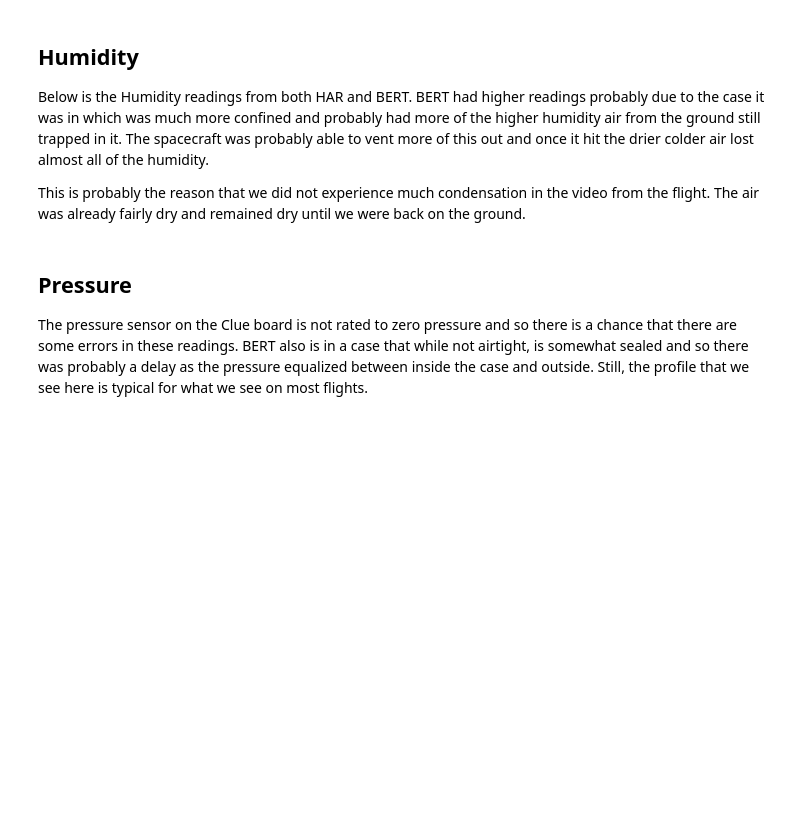
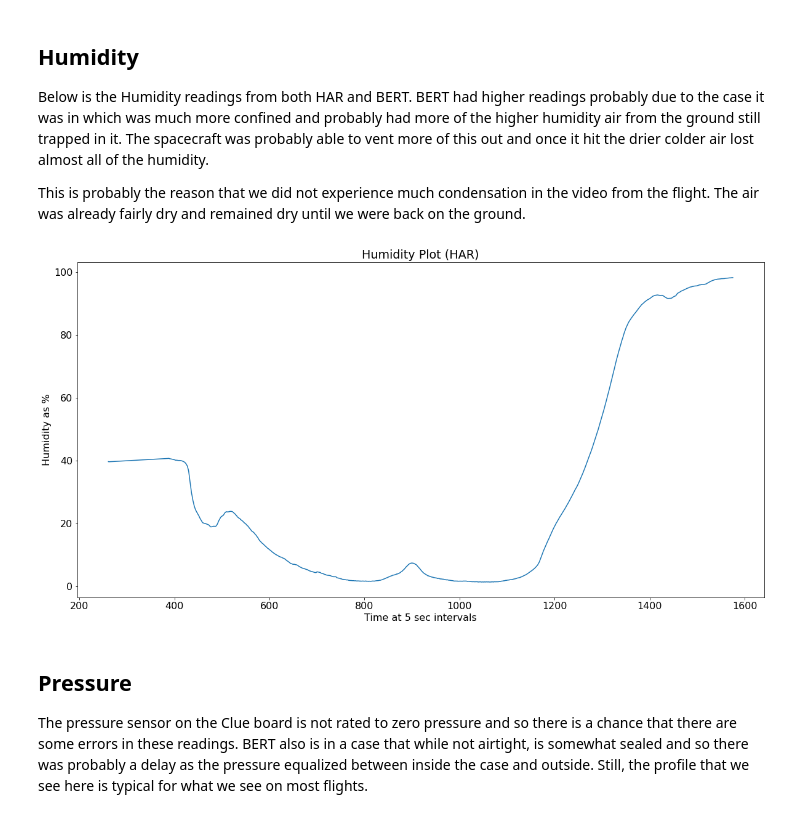
Before and after one commit to M2I-HABET/Mission-159, a Jupyter notebook: L-159-B/Parse_HABET_FDR_Data.ipynb, the cells around one changed output. Drawn from its saved outputs; the diff is of its cells as text; code cells hidden in the pictures; blank space fills up the shorter version.

```diff
--- a/L-159-B/Parse_HABET_FDR_Data.ipynb
+++ b/L-159-B/Parse_HABET_FDR_Data.ipynb
@@ -313,8 +322,10 @@ Below is the Humidity readings from both HAR and BERT. BERT had higher readings
 
 This is probably the reason that we did not experience much condensation in the video from the flight. The air was already fairly dry and remained dry until we were back on the ground.
 # %%
-har_df.Humidity.plot(title="Humidity Plot (HAR)",ylabel="Humidity as %",xlabel="Time at 5 sec intervals",figsize=(20, 10));
+har_humidity_short.plot(title="Humidity Plot (HAR)",ylabel="Humidity as %",xlabel="Time at 5 sec intervals",figsize=(20, 10));
 plt.savefig('Data/plots/har_alt_plot.png',bbox_inches = "tight",dpi = 500)
+# %% [output]
+[figure, added]
 # %%
 #bert_df2.Humidity.plot(title="Humidity Plot (BERT)",ylabel="Humidity (%)",xlabel="Time at 1 sec intervals",figsize=(20, 10));
 #plt.savefig('/content/gdrive/My Drive/StateFairPlots/bert_humidity_plot.png',bbox_inches = "tight",dpi = 500)
```
Also changed, not shown: parts of 22 cells of this notebook, 12 other files.
